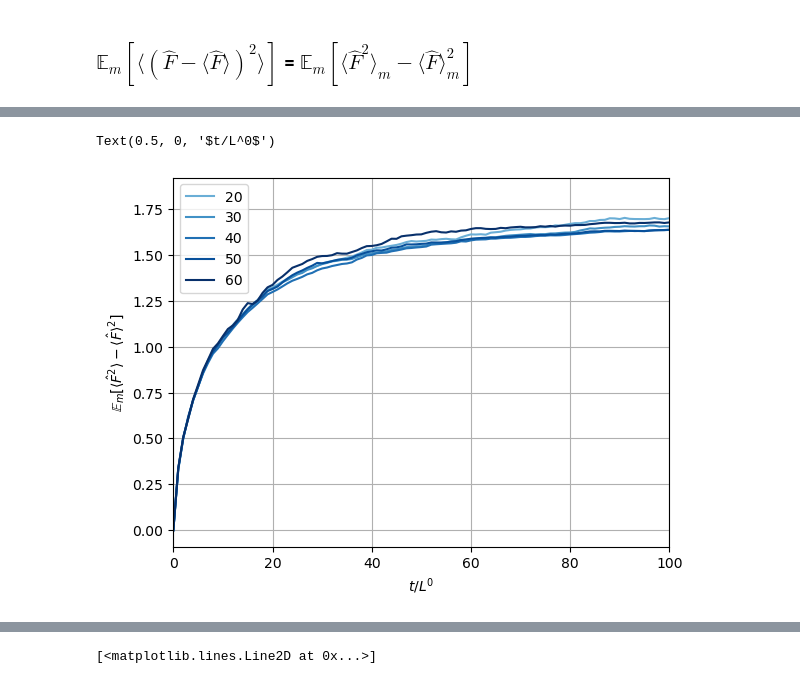
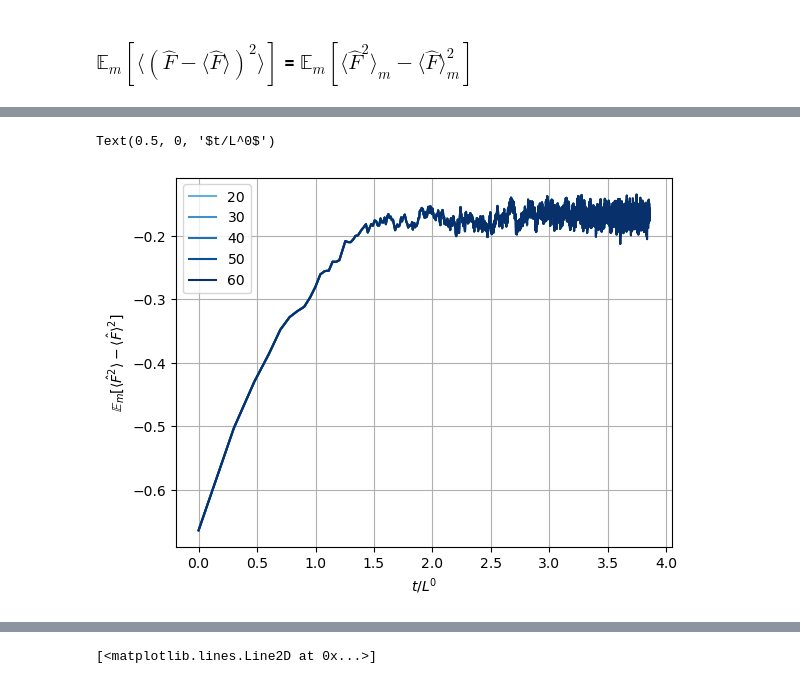
Before and after one commit to youtao1999/CT_MPS, a Jupyter notebook: FM_DW_T.ipynb, the cells around one changed output, grey strips where cells are left out. Drawn from its saved outputs; the diff is of its cells as text; code cells hidden in the pictures.

```diff
--- a/FM_DW_T.ipynb
+++ b/FM_DW_T.ipynb
@@ -29,7 +29,7 @@ from diffusion_utils import *
 # %% [markdown]
 # Load
 # %%
-data=load_json('MPS_(0,1)_L20_pctrl0.400_pproj0.000_s10_x01_DW.json')
+data=load_json('MPS_(0,1)_L8_pctrl0.500_pproj0.500_s0_x01_DW.json')
 # %%
 data.keys()
 # %% [output]
@@ -213,11 +252,11 @@ ax.set_xlabel(f'$t/L^{{{z:.2f}}}$')
 # %% [markdown]
 ### $\mathbb{E}_m[\langle{\hat{F}}\rangle^2]- \mathbb{E}_m[\langle{\hat{F}}\rangle]^2$
 # %%
-L_list=np.arange(20,61,10)
+L_list=np.arange(10,61,10)
 # L_list=[20,30,40,50]
 fig,ax=plt.subplots()
 z=0
-p_ctrl=0.4
+p_ctrl=0.6
 color_list=(plt.cm.Blues(np.linspace(0.5,1,len(L_list))))
 for idx,L in enumerate(L_list):
     data1=df_MPS_0_DW.xs(level='Metrics',key='DW1').xs(level='p_ctrl',key=p_ctrl).xs(level='p_proj',key=0.00).xs(level='L',key=L).sort_index()['observations']
@@ -234,5 +273,5 @@ ax.set_ylabel(r'$\mathbb{E}_m[\langle{\hat{F}}\rangle^2]- \mathbb{E}_m[\langle{\
 ax.set_xlabel(f'$t/L^{{{z:.2f}}}$')
 
 ax.set_xlim(0,150)
-ax.set_ylim(0,150)
+ax.set_ylim(0,6)
 # %% [output]
@@ -318,3 +361,24 @@ Text(0.5, 0, '$\\sqrt{t/L^{2.00}}$')
 [figure]
 # %% [markdown]
 ### $\mathbb{E}_m[\langle(\hat{F}-\langle\hat{F}\rangle)^2\rangle]$ = $\mathbb{E}_m[\langle\hat{F}^2\rangle_m-\langle\hat{F}\rangle_m^2]$
+# %%
+L_list=np.arange(10,61,10)
+# L_list=[20,30,40,50]
+fig,ax=plt.subplots()
+p_ctrl=0.6
+z=0
+color_list=(plt.cm.Blues(np.linspace(0.5,1,len(L_list))))
+y_list=[]
+for idx,L in enumerate(L_list):
+    data1=df_MPS_0_DW.xs(level='Metrics',key='DW1').xs(level='p_ctrl',key=p_ctrl).xs(level='L',key=L).xs(level='p_proj',key=0.00).sort_index()['observations']
+    data2=df_MPS_0_DW.xs(level='Metrics',key='DW2').xs(level='p_ctrl',key=p_ctrl).xs(level='L',key=L).xs(level='p_proj',key=0.00).sort_index()['observations']
+    t_list=data1.index
+    y=(data2-data1.apply(lambda x : np.array(x)**2)).apply(np.mean)
+    ax.plot(((t_list/L**z)),(y),label=L,color=(color_list[idx]), )
+    y_list.append(y)
+ax.legend()
+ax.grid('on')
+ax.set_xlim(0,100/L_list[0]**z)
+ax.set_ylabel(r'$\mathbb{E}_m[\langle\hat{F}^2\rangle-\langle\hat{F}\rangle^2]$')
+# ax.set_xlabel(f'$t/L^{{{z:.2f}}}$')
+ax.set_xlabel(f'$t/L^{z}$')
@@ -321,23 +440,23 @@ Text(0.5, 0, '$\\sqrt{t/L^{2.00}}$')
 # %%
 L_list=np.arange(20,61,10)
 # L_list=[20,30,40,50]
 fig,ax=plt.subplots()
-p_ctrl=0.4
+p_ctrl=0.6
 z=0
 color_list=(plt.cm.Blues(np.linspace(0.5,1,len(L_list))))
 for idx,L in enumerate(L_list):
     data1=df_MPS_0_DW.xs(level='Metrics',key='DW1').xs(level='p_ctrl',key=p_ctrl).xs(level='L',key=L).xs(level='p_proj',key=0.00).sort_index()['observations']
     data2=df_MPS_0_DW.xs(level='Metrics',key='DW2').xs(level='p_ctrl',key=p_ctrl).xs(level='L',key=L).xs(level='p_proj',key=0.00).sort_index()['observations']
     t_list=data1.index
     y=(data2-data1.apply(lambda x : np.array(x)**2)).apply(np.mean)
-    ax.plot(((t_list/L**z)),(y),label=L,color=(color_list[idx]))
+    ax.plot(np.log10((t_list/L**z)[1:]),np.log10(y[1:]),label=L,color=(color_list[idx]))
 ax.legend()
 ax.grid('on')
-ax.set_xlim(0,100/L_list[0]**z)
+# ax.set_xlim(0,100/L_list[0]**z)
 ax.set_ylabel(r'$\mathbb{E}_m[\langle\hat{F}^2\rangle-\langle\hat{F}\rangle^2]$')
 # ax.set_xlabel(f'$t/L^{{{z:.2f}}}$')
 ax.set_xlabel(f'$t/L^{z}$')
 # %% [output]
 Text(0.5, 0, '$t/L^0$')
-[figure, old version]
+[figure, new version]
 # %%
```
Also changed, not shown: parts of 24 cells of this notebook, 1 other file.
